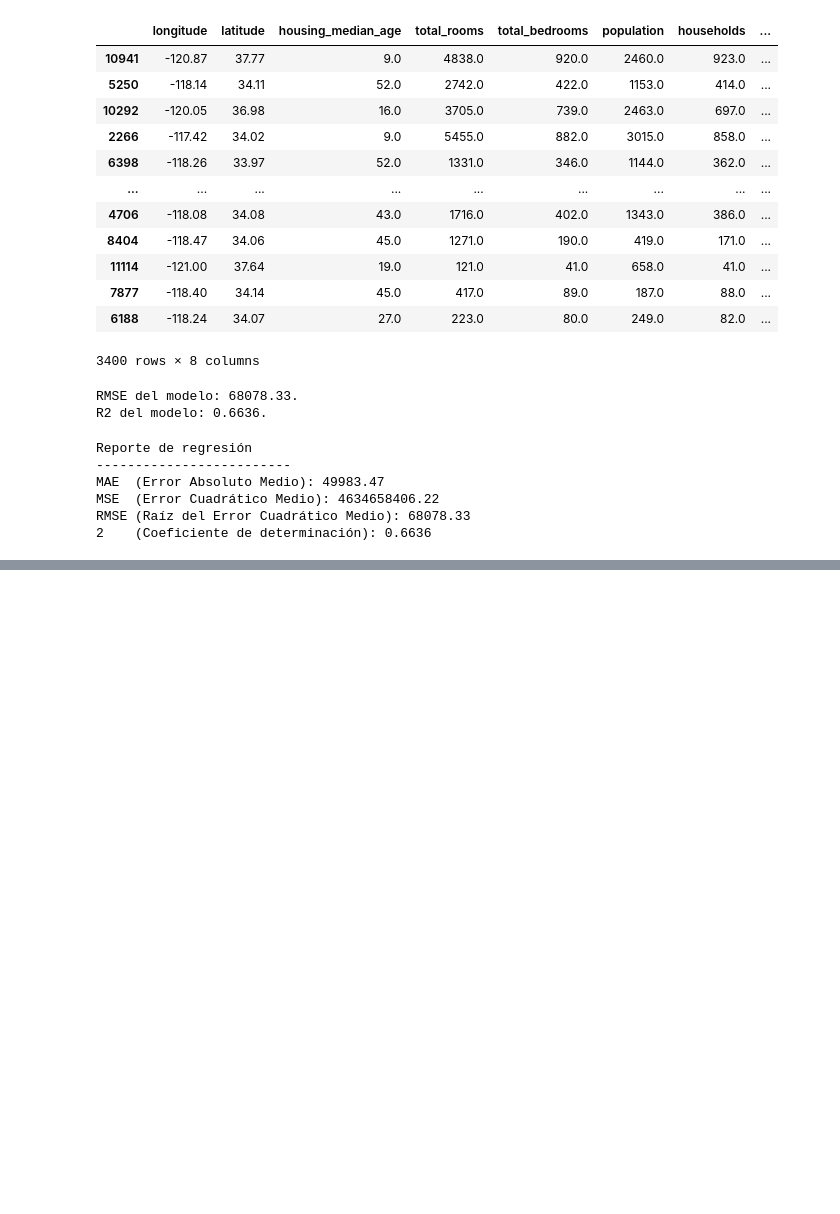
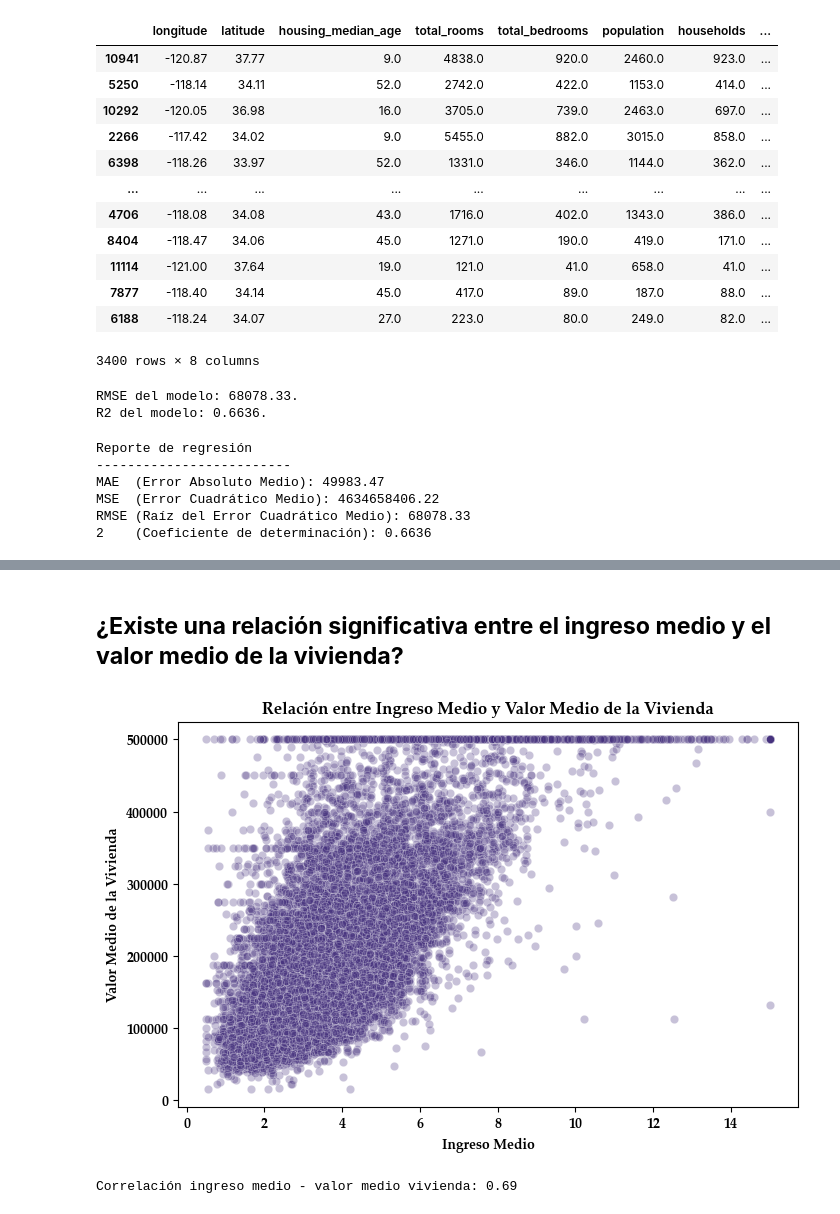
Before and after one commit to Jesus-David-Rangel/Housing-Price-Analysis, a Jupyter notebook: Housing_Price_Analysis.ipynb, the cells around one changed output, grey strips where cells are left out. Cells and saved outputs as stored; diff of their text form; code cells hidden in the pictures; blank space fills up the shorter version.

```diff
--- a/Housing_Price_Analysis.ipynb
+++ b/Housing_Price_Analysis.ipynb
@@ -524,0 +620,16 @@ RMSE (Raíz del Error Cuadrático Medio): 68078.33
+# %% [markdown]
+## **¿Existe una relación significativa entre el ingreso medio y el valor medio de la vivienda?**
+# %%
+plt.figure(figsize=(8,5))
+sns.scatterplot(x='median_income', y='median_house_value', data=df, alpha=0.3)
+plt.xlabel('Ingreso Medio')
+plt.ylabel('Valor Medio de la Vivienda')
+plt.title('Relación entre Ingreso Medio y Valor Medio de la Vivienda')
+plt.show()
+# %% [output]
+[figure, added]
+# %%
+corr_income_value = df['median_income'].corr(df['median_house_value'])
+print(f"Correlación ingreso medio - valor medio vivienda: {corr_income_value:.2f}")
+# %% [output]
+Correlación ingreso medio - valor medio vivienda: 0.69
```
Also changed, not shown: parts of 27 cells of this notebook.
